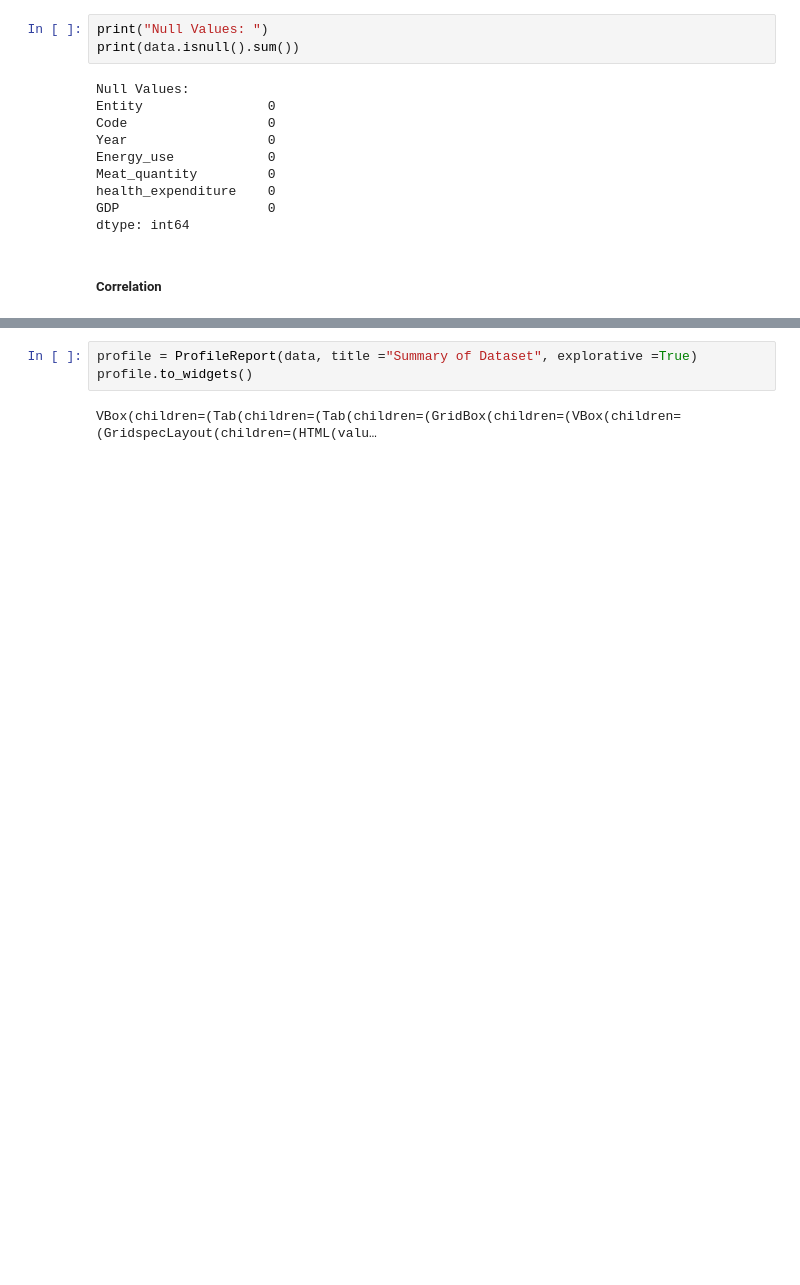
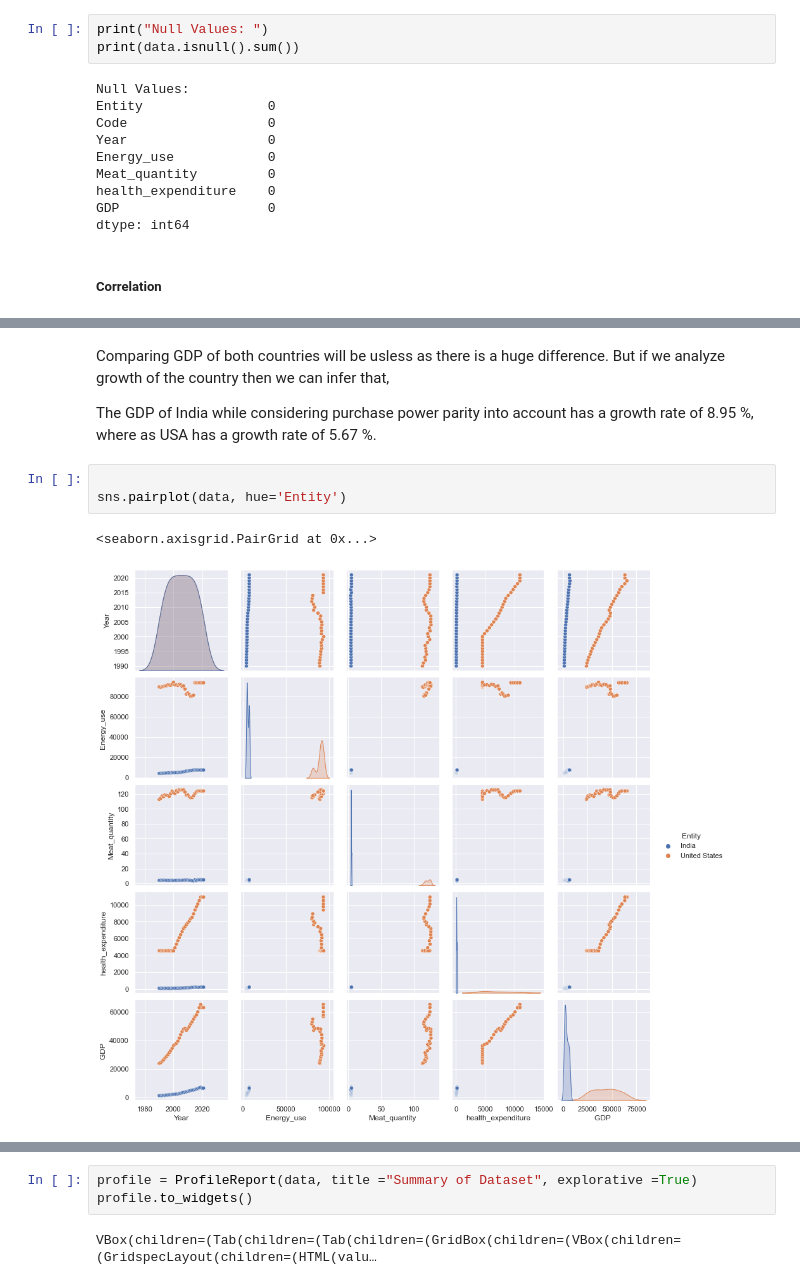
Before and after one commit to NeerajG03/Economic-Growth-Versus-Factors-expenditure-consumption-and-production, a Jupyter notebook: Set1.ipynb, the cells around one changed output, grey strips where cells are left out. Cells and saved outputs as stored; diff of their text form; blank space fills up the shorter version.

```diff
--- a/Set1.ipynb
+++ b/Set1.ipynb
@@ -120,0 +150,11 @@ sns.lmplot(x='health_expenditure',y='GDP ',data=data,fit_reg=True,line_kws={"col
+# %% [markdown]
+Comparing GDP of both countries will be usless as there is a huge difference.
+But if we analyze growth of the country then we can infer that,
+
+The GDP of India while considering purchase power parity into account has a growth rate of 8.95 %, where as USA has a growth rate of 5.67 %.
+# %%
+
+sns.pairplot(data, hue='Entity')
+# %% [output]
+<seaborn.axisgrid.PairGrid at 0x...>
+[figure, added]
```
Also changed, not shown: parts of 20 cells of this notebook.
